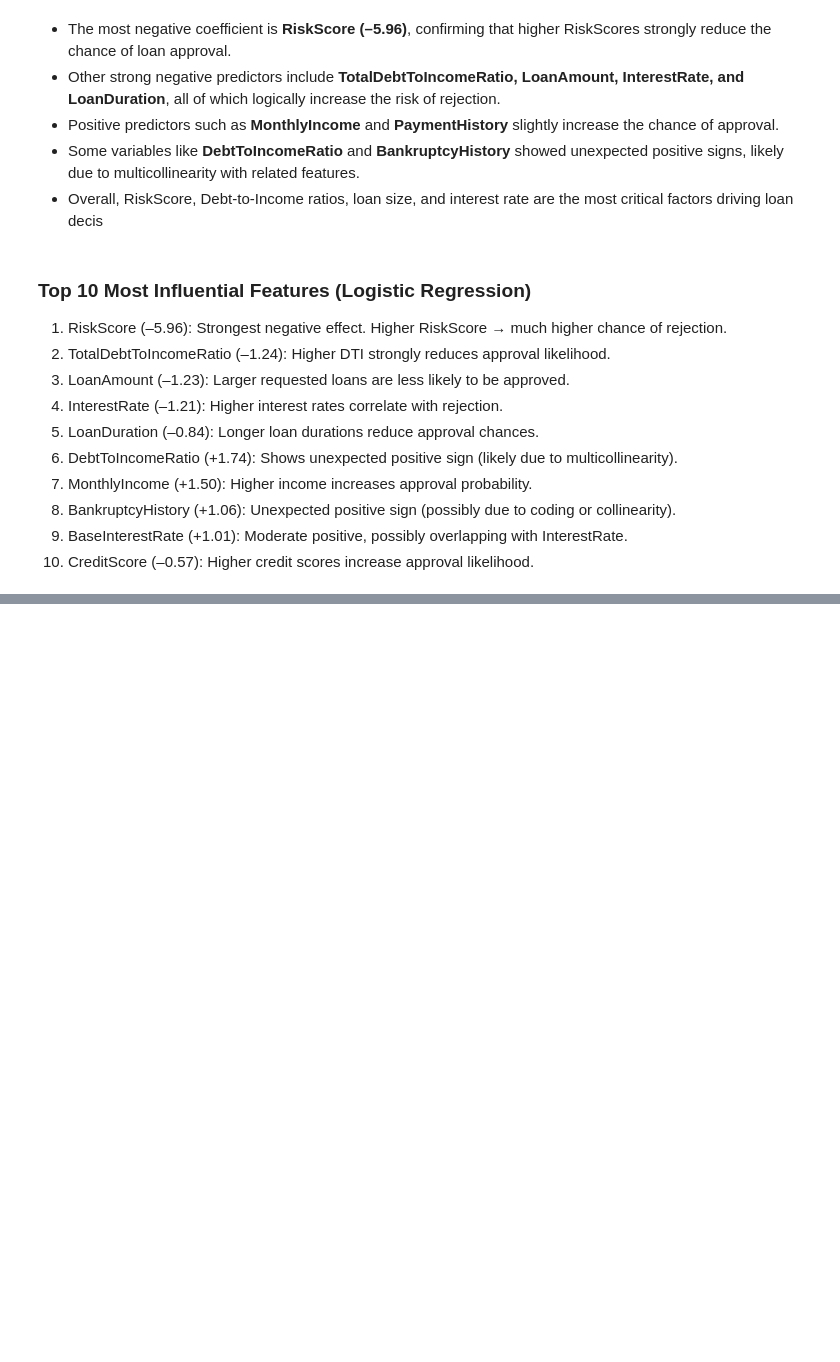
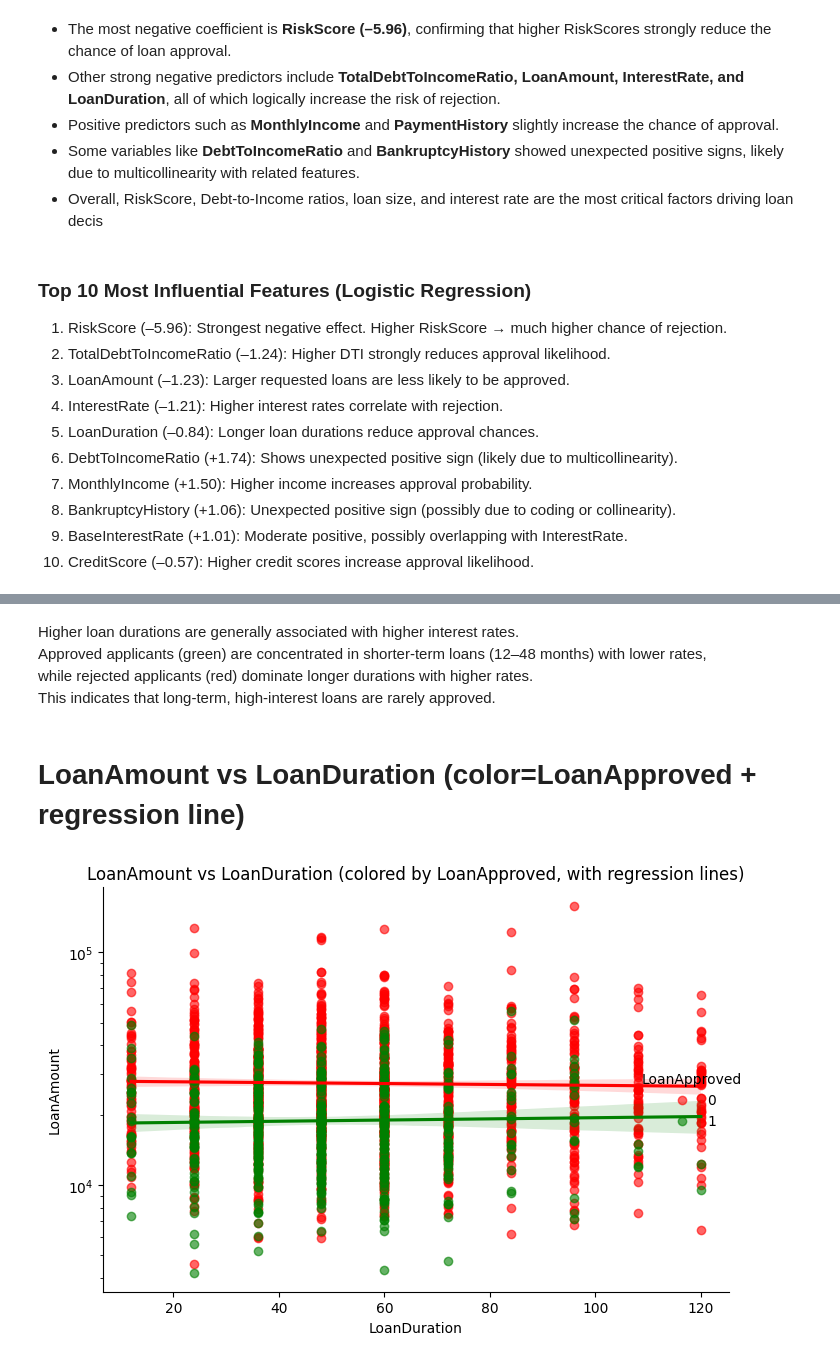
Before and after one commit to KimiyaVahidMotlagh/QBC-DA10-Group4Project1, a Jupyter notebook: DA10_EDA-poya.ipynb, the cells around one changed output, grey strips where cells are left out. Cells and saved outputs as stored; diff of their text form; code cells hidden in the pictures; blank space fills up the shorter version.

```diff
--- a/DA10_EDA-poya.ipynb
+++ b/DA10_EDA-poya.ipynb
@@ -917,0 +983,24 @@ print(top10)
+# %% [markdown]
+Higher loan durations are generally associated with higher interest rates.
+Approved applicants (green) are concentrated in shorter-term loans (12–48 months) with lower rates,
+while rejected applicants (red) dominate longer durations with higher rates.
+This indicates that long-term, high-interest loans are rarely approved.
+# %% [markdown]
+# LoanAmount vs LoanDuration (color=LoanApproved + regression line)
+# %%
+sns.lmplot(
+    data=df,
+    x='LoanDuration',
+    y='LoanAmount',
+    hue='LoanApproved',
+    palette={0: "red", 1: "green"},
+    height=5,
+    aspect=1.2,
+    scatter_kws={'alpha':0.6}
+)
+plt.yscale("log")  # helps if LoanAmount is skewed
+plt.title('LoanAmount vs LoanDuration (colored by LoanApproved, with regression lines)')
+plt.tight_layout()
+plt.show()
+# %% [output]
+[figure, added]
```
Also changed, not shown: parts of 13 cells of this notebook.
